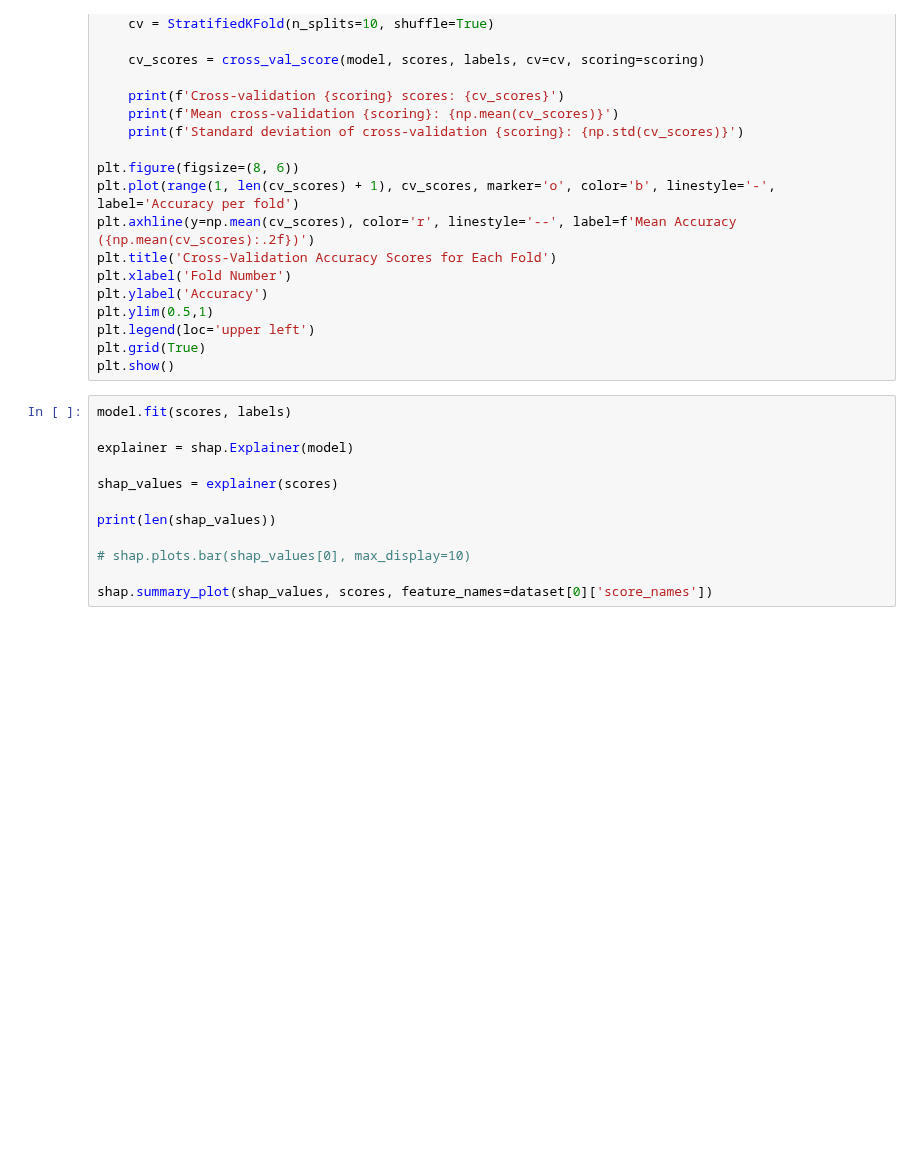
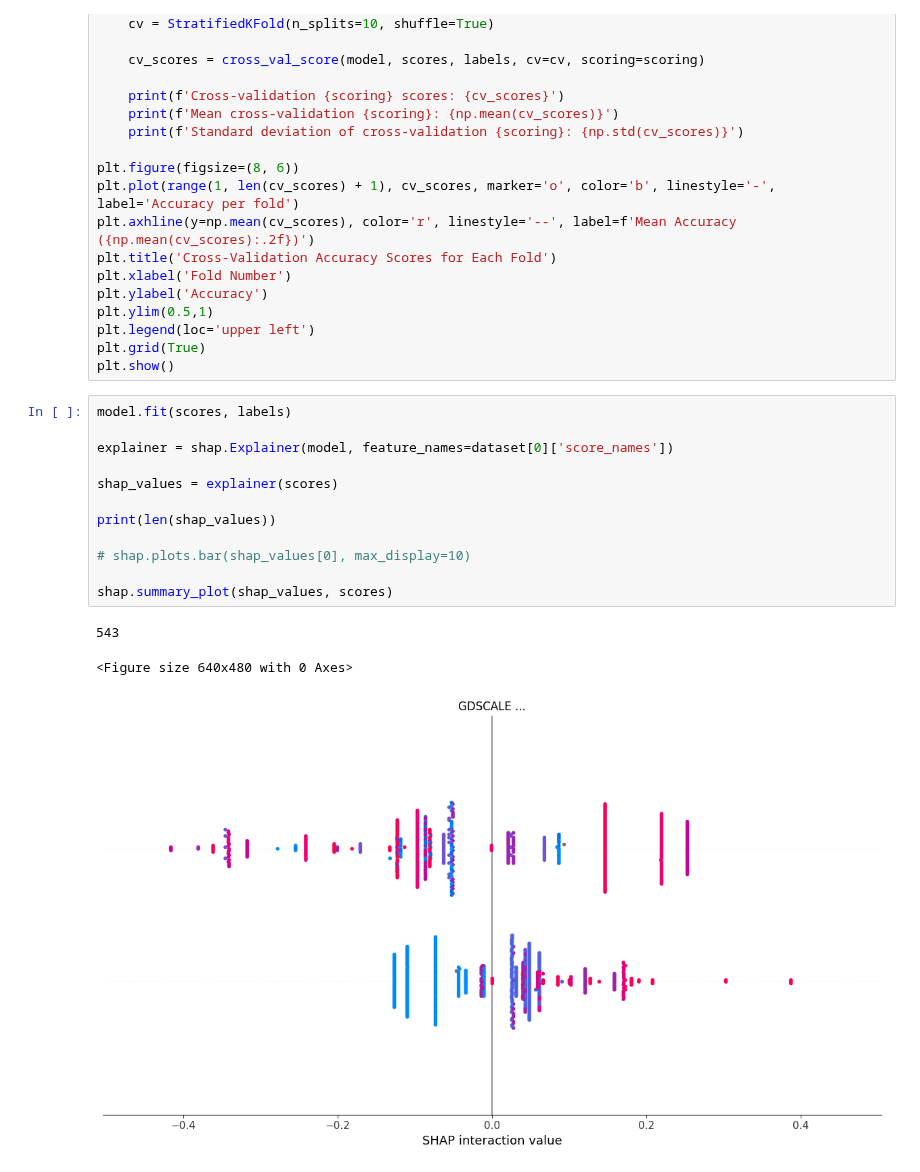
Before and after one commit to oscarlloydjohn/lloyd-john-MIUA-2025, a Jupyter notebook: gbdt-scores.ipynb, the cells around one changed output. Cells and saved outputs as stored; diff of their text form; blank space fills up the shorter version.

```diff
--- a/gbdt-scores.ipynb
+++ b/gbdt-scores.ipynb
@@ -110,12 +110,16 @@ plt.show()
 # %%
 model.fit(scores, labels)
 
-explainer = shap.Explainer(model)
+explainer = shap.Explainer(model, feature_names=dataset[0]['score_names'])
 
 shap_values = explainer(scores)
 
 print(len(shap_values))
 
 # shap.plots.bar(shap_values[0], max_display=10)
 
-shap.summary_plot(shap_values, scores, feature_names=dataset[0]['score_names'])
+shap.summary_plot(shap_values, scores)
+# %% [output]
+543
+<Figure size 640x480 with 0 Axes>
+[figure, added]
```
Also changed, not shown: 4 other files.
